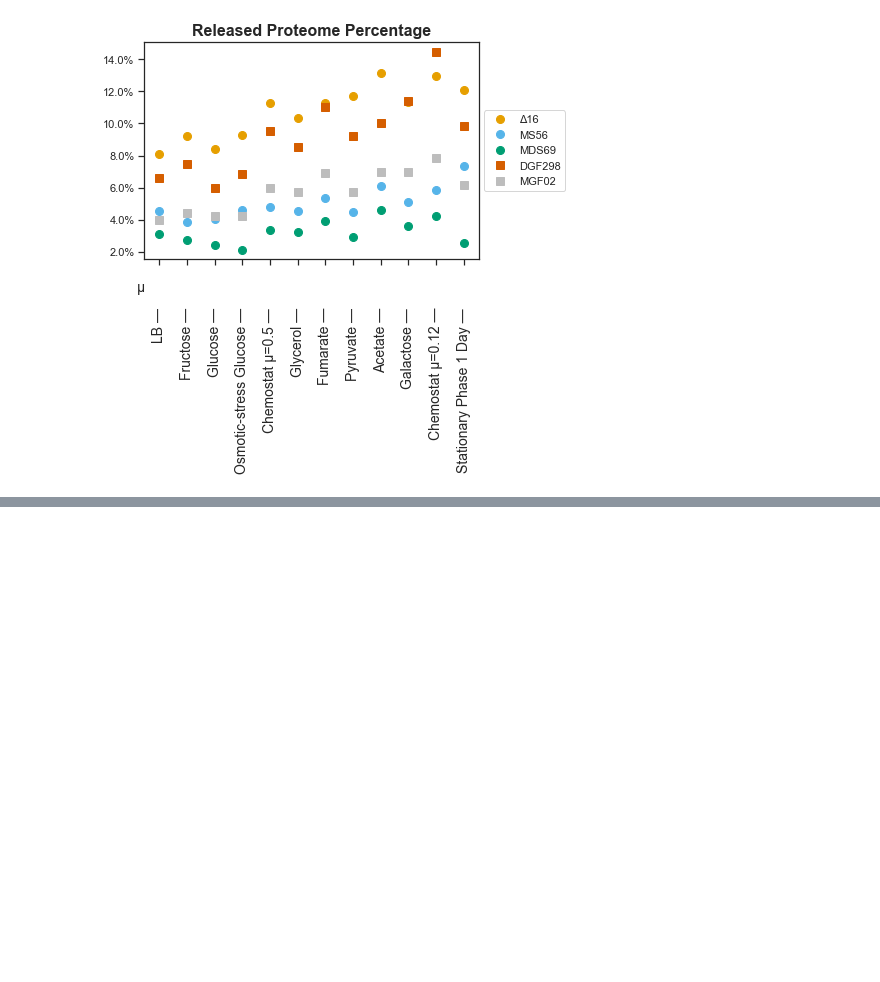
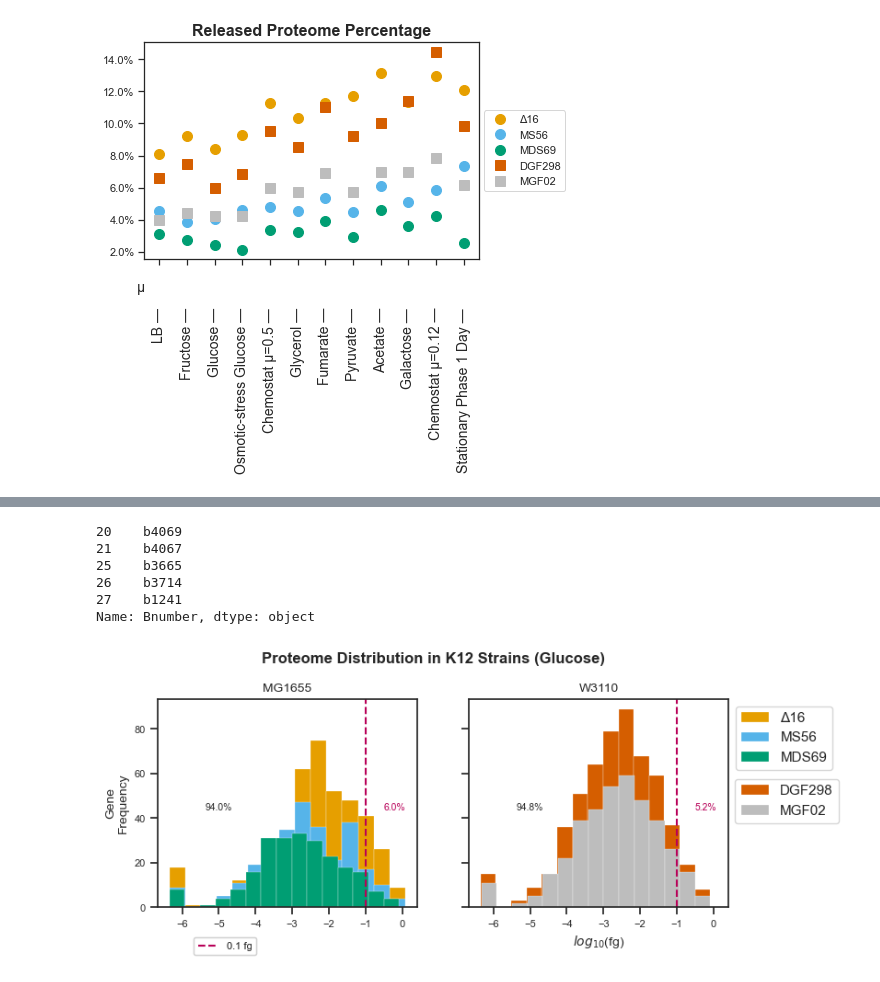
Before and after one commit to utrillalab/Cell_Resource_Minimization_Strategies, a Jupyter notebook: src/Genome_vs_proteome.ipynb, the cells around one changed output, grey strips where cells are left out. Saved outputs shown, nothing was run; the diff lists cells and outputs as text; code cells hidden in the pictures; blank space fills up the shorter version.

```diff
--- a/src/Genome_vs_proteome.ipynb
+++ b/src/Genome_vs_proteome.ipynb
@@ -272,0 +271,2 @@ plot_distribution(distribucion_prot_glc.loc[distribucion_prot_glc['Glucosa']>0]
+# %%
+distribucion_prot_glc = distribucion_prot_glc.loc[distribucion_prot_glc['Glucosa']>0]
@@ -272,0 +288,20 @@ plot_distribution(distribucion_prot_glc.loc[distribucion_prot_glc['Glucosa']>0]
+# %%
+genes_total = {}
+for strain, info in matched_genes_cepas_W3110.items():
+    genes_total[strain] = info.Bnumber
+for strain, info in matched_genes_cepas_MG1655.items():
+    genes_total[strain] = info.Bnumber
+# %%
+genes_total['DGF298'].head()
+# %% [output]
+20    b4069
+21    b4067
+25    b3665
+26    b3714
+27    b1241
+Name: Bnumber, dtype: object
+# %%
+plot_strain_distribution(genes_total, distribucion_prot_glc, representative_strains,
+                                 'K12', 'Glucosa', save=False, identifier='Multi_panel_dist_cepas_2' )
+# %% [output]
+[figure, added]
```
Also changed, not shown: parts of 38 cells of this notebook, 1 other file.
